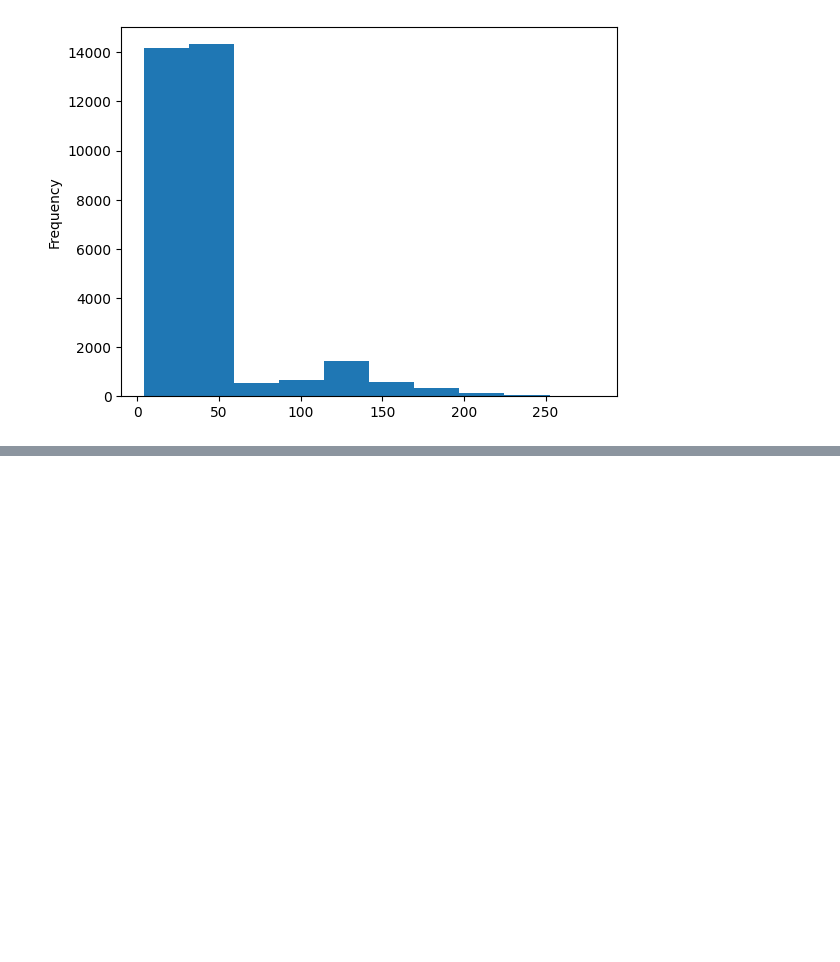
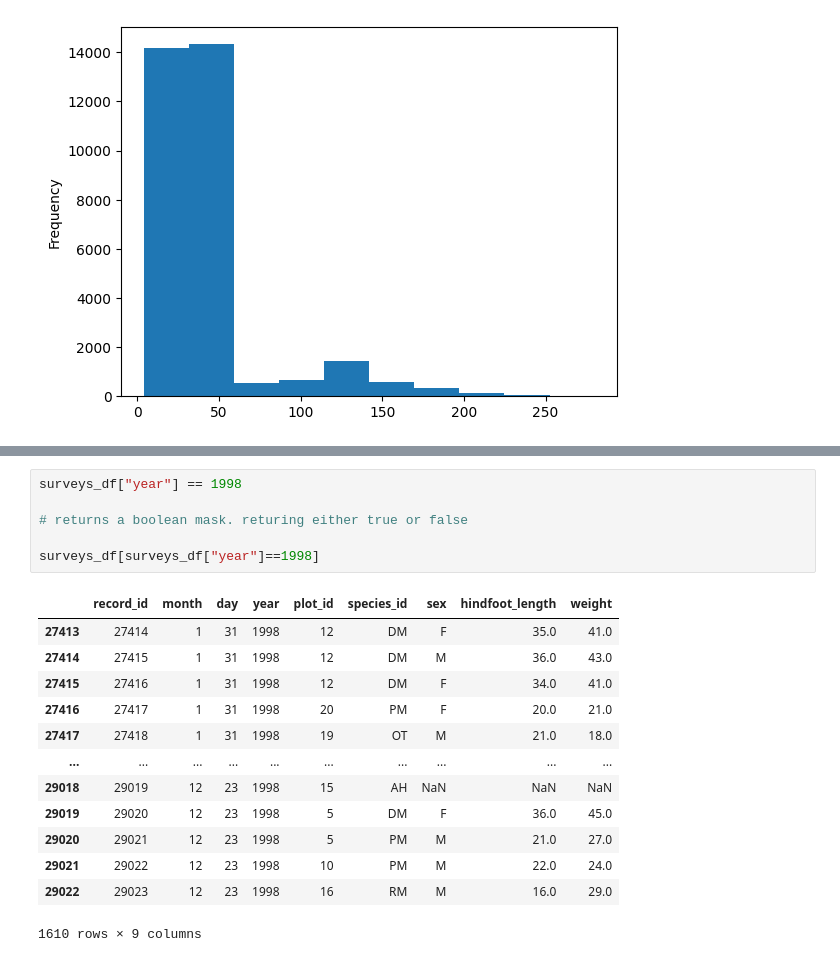
Before and after one commit to TFirth2/dimen-python-2023, a Jupyter notebook: hello.ipynb, the cells around one changed output, grey strips where cells are left out. Drawn from its saved outputs; the diff is of its cells as text; blank space fills up the shorter version.

```diff
--- a/hello.ipynb
+++ b/hello.ipynb
@@ -422,0 +445,20 @@ plt.savefig("Figures/weights-barplot.png", dpi=100)
+# %%
+surveys_df["year"] == 1998
+
+# returns a boolean mask. returing either true or false
+
+surveys_df[surveys_df["year"]==1998]
+# %% [output]
+|  | record_id | month | day | year | plot_id | species_id | sex | hindfoot_length | weight |
+| 27413 | 27414 | 1 | 31 | 1998 | 12 | DM | F | 35.0 | 41.0 |
+| 27414 | 27415 | 1 | 31 | 1998 | 12 | DM | M | 36.0 | 43.0 |
+| 27415 | 27416 | 1 | 31 | 1998 | 12 | DM | F | 34.0 | 41.0 |
+| 27416 | 27417 | 1 | 31 | 1998 | 20 | PM | F | 20.0 | 21.0 |
+| 27417 | 27418 | 1 | 31 | 1998 | 19 | OT | M | 21.0 | 18.0 |
+| ... | ... | ... | ... | ... | ... | ... | ... | ... | ... |
+| 29018 | 29019 | 12 | 23 | 1998 | 15 | AH | NaN | NaN | NaN |
+| 29019 | 29020 | 12 | 23 | 1998 | 5 | DM | F | 36.0 | 45.0 |
+| 29020 | 29021 | 12 | 23 | 1998 | 5 | PM | M | 21.0 | 27.0 |
+| 29021 | 29022 | 12 | 23 | 1998 | 10 | PM | M | 22.0 | 24.0 |
+| 29022 | 29023 | 12 | 23 | 1998 | 16 | RM | M | 16.0 | 29.0 |
+1610 rows × 9 columns
```
Also changed, not shown: parts of 5 cells of this notebook.
